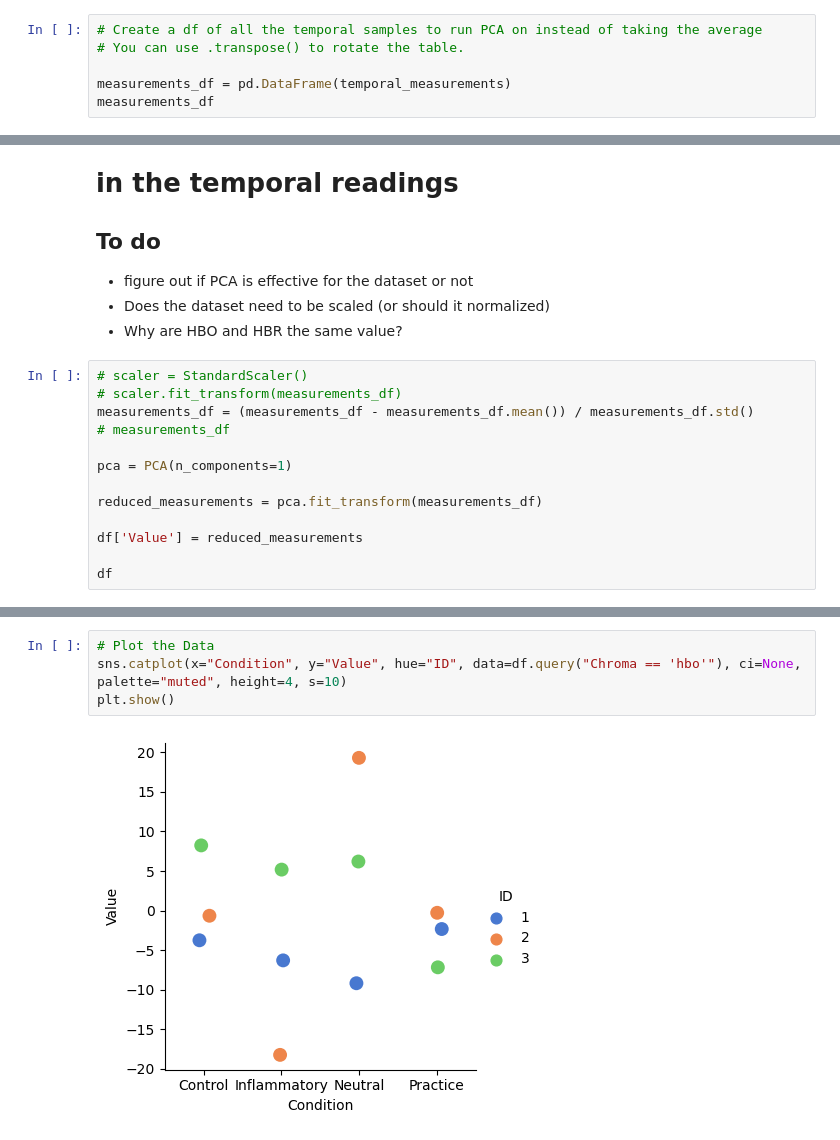
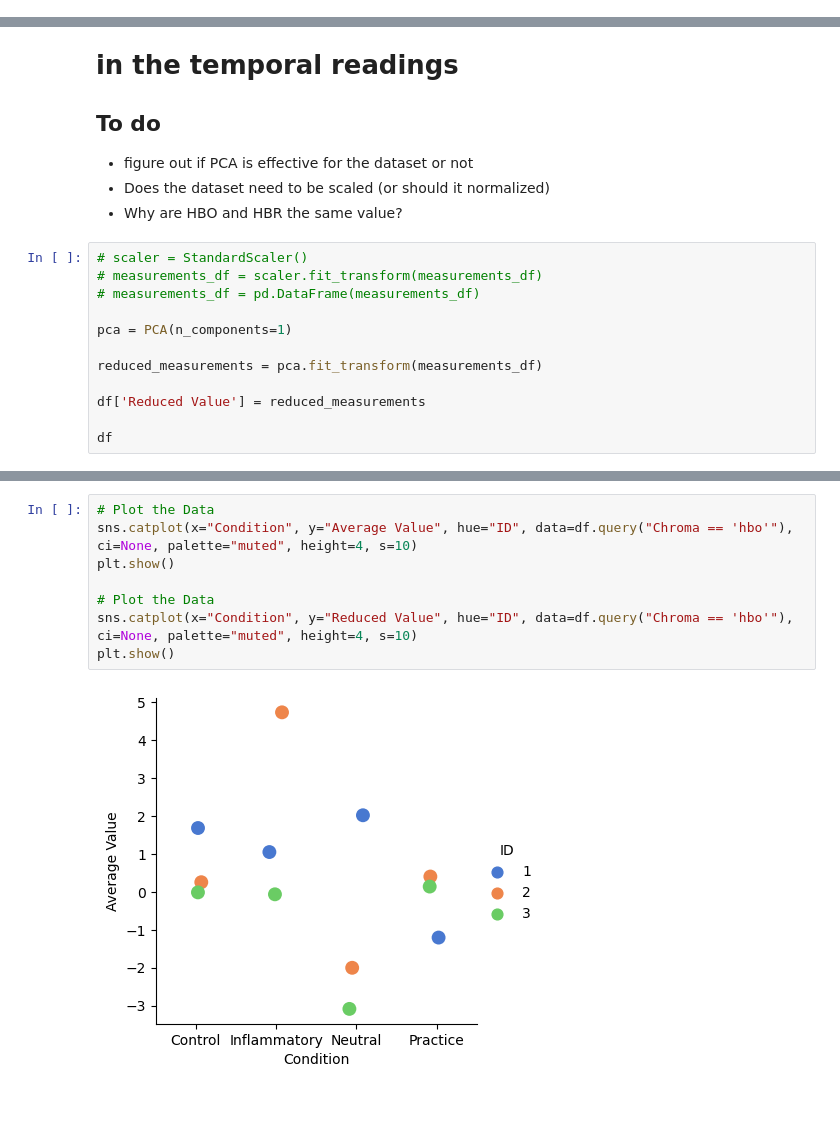
Before and after one commit to nolanrbrady/fNIRs-data-pipeline, a Jupyter notebook: python/Chatbot-python-pipeline.ipynb, the cells around one changed output, grey strips where cells are left out. Drawn from its saved outputs; the diff is of its cells as text; blank space fills up the shorter version.

```diff
--- a/python/Chatbot-python-pipeline.ipynb
+++ b/python/Chatbot-python-pipeline.ipynb
@@ -215,9 +141,3 @@ temporal_measurements = np.array(temporal_measurements)
 temporal_measurements.shape
 # %% [output]
 (24, 252)
-# %%
-# Create a df of all the temporal samples to run PCA on instead of taking the average
-# You can use .transpose() to rotate the table.
-
-measurements_df = pd.DataFrame(temporal_measurements)
-measurements_df
@@ -249,15 +150,14 @@ measurements_df
 - Why are HBO and HBR the same value?
 # %%
 # scaler = StandardScaler()
-# scaler.fit_transform(measurements_df)
-measurements_df = (measurements_df - measurements_df.mean()) / measurements_df.std()
-# measurements_df
+# measurements_df = scaler.fit_transform(measurements_df)
+# measurements_df = pd.DataFrame(measurements_df)
 
 pca = PCA(n_components=1)
 
 reduced_measurements = pca.fit_transform(measurements_df)
 
-df['Value'] = reduced_measurements
+df['Reduced Value'] = reduced_measurements
 
 df
 # %% [output]
@@ -281,6 +181,10 @@ df
 # %%
 # Plot the Data
-sns.catplot(x="Condition", y="Value", hue="ID", data=df.query("Chroma == 'hbo'"), ci=None, palette="muted", height=4, s=10)
+sns.catplot(x="Condition", y="Average Value", hue="ID", data=df.query("Chroma == 'hbo'"), ci=None, palette="muted", height=4, s=10)
 plt.show()
+
+# Plot the Data
+sns.catplot(x="Condition", y="Reduced Value", hue="ID", data=df.query("Chroma == 'hbo'"), ci=None, palette="muted", height=4, s=10)
+plt.show()
 # %% [output]
-[figure, old version]
+[figure, new version]
```
Also changed, not shown: parts of 17 cells of this notebook, 1 other file.
